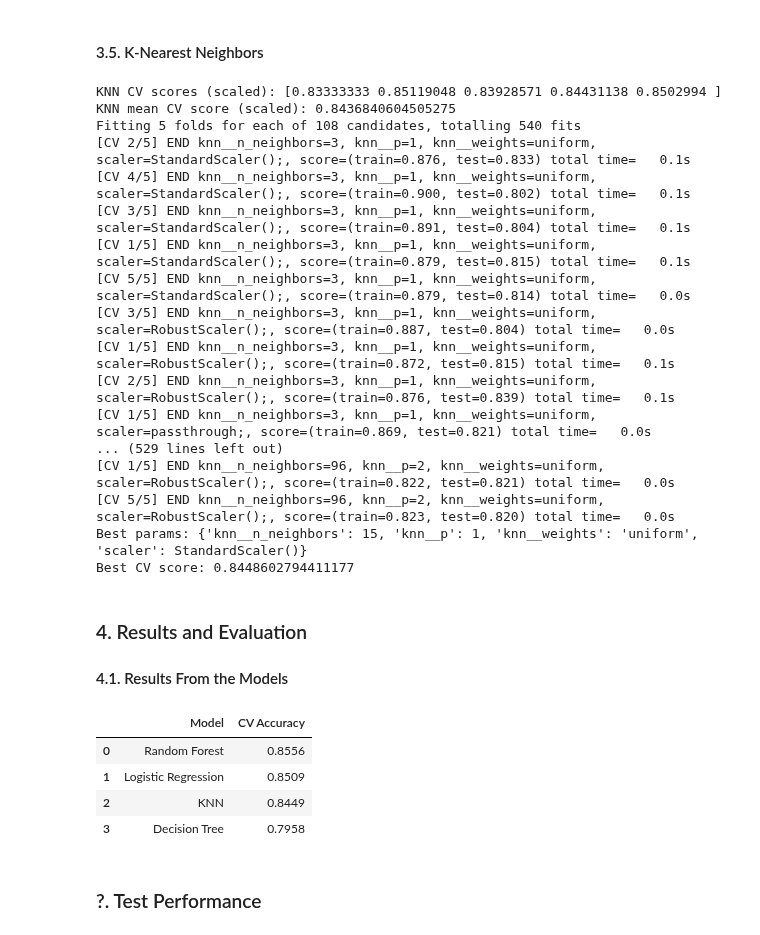
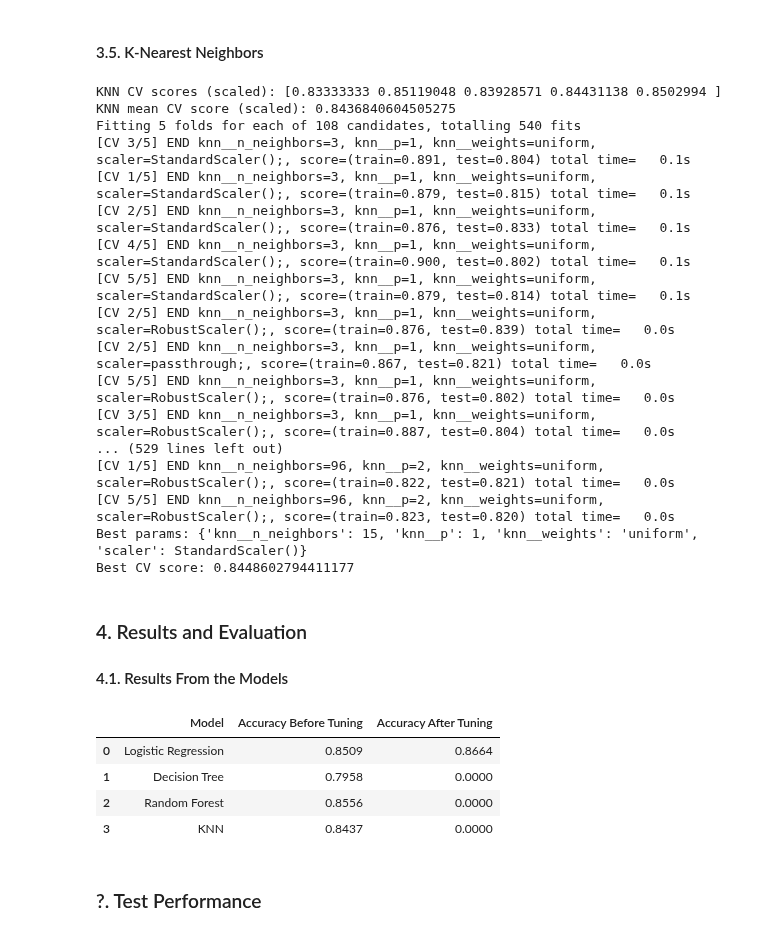
Before and after one commit to Avisonix/AML-Gruppe30, a Jupyter notebook: InProgess/IdaData.ipynb, the cells around one changed output. Drawn from its saved outputs; the diff is of its cells as text; code cells hidden in the pictures.

Commit message:
result tabel opdateret
mangler decision tree

```diff
--- a/InProgess/IdaData.ipynb
+++ b/InProgess/IdaData.ipynb
@@ -241,7 +241,7 @@ log_reg_pipeline = Pipeline([
 ])
 
 # Run cross-validation on the training data
-lt_cv_scores = cross_val_score(
+lr_cv_scores = cross_val_score(
     log_reg_pipeline,
     X_train,
     y_train,
@@ -250,8 +250,8 @@ lt_cv_scores = cross_val_score(
 )
 
 # Print the cross-validation scores
-print("Logisitic Regression CV Scores:", lt_cv_scores)
-print("Logisitic Regression mean CV Score:", lt_cv_scores.mean())
+print("Logisitic Regression CV Scores:", lr_cv_scores)
+print("Logisitic Regression mean CV Score:", lr_cv_scores.mean())
 # %% [output]
 Logisitic Regression CV Scores: [0.85119048 0.8452381  0.83928571 0.85628743 0.86227545]
 Logisitic Regression mean CV Score: 0.8508554319931564
@@ -267,7 +267,7 @@ param_grid = {
 }
 
 # Set up GridSearchCV
-grid = GridSearchCV(
+lr_grid = GridSearchCV(
     estimator=log_reg_pipeline,
     param_grid=param_grid,
     cv=cv,
@@ -276,11 +276,11 @@ grid = GridSearchCV(
 )
 
 # Fit the grid search on the training data
-grid.fit(X_train, y_train)
+lr_grid.fit(X_train, y_train)
 
 # Print best parameters and best CV score
-print("Best parameters:", grid.best_params_)
-print("Best CV score:", grid.best_score_)
+print("Best parameters:", lr_grid.best_params_)
+print("Best CV score:", lr_grid.best_score_)
 # %% [output]
 Best parameters: {'log_reg__C': 0.1, 'log_reg__class_weight': None, 'log_reg__penalty': 'l1', 'log_reg__solver': 'liblinear'}
 Best CV score: 0.866360136869119
@@ -438,15 +421,15 @@ print("Best CV score:", CV_grid_search.best_score_)
 KNN CV scores (scaled): [0.83333333 0.85119048 0.83928571 0.84431138 0.8502994 ]
 KNN mean CV score (scaled): 0.8436840604505275
 Fitting 5 folds for each of 108 candidates, totalling 540 fits
+[CV 3/5] END knn__n_neighbors=3, knn__p=1, knn__weights=uniform, scaler=StandardScaler();, score=(train=0.891, test=0.804) total time=   0.1s
+[CV 1/5] END knn__n_neighbors=3, knn__p=1, knn__weights=uniform, scaler=StandardScaler();, score=(train=0.879, test=0.815) total time=   0.1s
 [CV 2/5] END knn__n_neighbors=3, knn__p=1, knn__weights=uniform, scaler=StandardScaler();, score=(train=0.876, test=0.833) total time=   0.1s
 [CV 4/5] END knn__n_neighbors=3, knn__p=1, knn__weights=uniform, scaler=StandardScaler();, score=(train=0.900, test=0.802) total time=   0.1s
-[CV 3/5] END knn__n_neighbors=3, knn__p=1, knn__weights=uniform, scaler=StandardScaler();, score=(train=0.891, test=0.804) total time=   0.1s
-[CV 1/5] END knn__n_neighbors=3, knn__p=1, knn__weights=uniform, scaler=StandardScaler();, score=(train=0.879, test=0.815) total time=   0.1s
-[CV 5/5] END knn__n_neighbors=3, knn__p=1, knn__weights=uniform, scaler=StandardScaler();, score=(train=0.879, test=0.814) total time=   0.0s
+[CV 5/5] END knn__n_neighbors=3, knn__p=1, knn__weights=uniform, scaler=StandardScaler();, score=(train=0.879, test=0.814) total time=   0.1s
+[CV 2/5] END knn__n_neighbors=3, knn__p=1, knn__weights=uniform, scaler=RobustScaler();, score=(train=0.876, test=0.839) total time=   0.0s
+[CV 2/5] END knn__n_neighbors=3, knn__p=1, knn__weights=uniform, scaler=passthrough;, score=(train=0.867, test=0.821) total time=   0.0s
+[CV 5/5] END knn__n_neighbors=3, knn__p=1, knn__weights=uniform, scaler=RobustScaler();, score=(train=0.876, test=0.802) total time=   0.0s
 [CV 3/5] END knn__n_neighbors=3, knn__p=1, knn__weights=uniform, scaler=RobustScaler();, score=(train=0.887, test=0.804) total time=   0.0s
-[CV 1/5] END knn__n_neighbors=3, knn__p=1, knn__weights=uniform, scaler=RobustScaler();, score=(train=0.872, test=0.815) total time=   0.1s
-[CV 2/5] END knn__n_neighbors=3, knn__p=1, knn__weights=uniform, scaler=RobustScaler();, score=(train=0.876, test=0.839) total time=   0.1s
-[CV 1/5] END knn__n_neighbors=3, knn__p=1, knn__weights=uniform, scaler=passthrough;, score=(train=0.869, test=0.821) total time=   0.0s
 ... (529 lines left out)
 [CV 1/5] END knn__n_neighbors=96, knn__p=2, knn__weights=uniform, scaler=RobustScaler();, score=(train=0.822, test=0.821) total time=   0.0s
 [CV 5/5] END knn__n_neighbors=96, knn__p=2, knn__weights=uniform, scaler=RobustScaler();, score=(train=0.823, test=0.820) total time=   0.0s
@@ -456,27 +439,39 @@ Best CV score: 0.8448602794411177
 ### 4. Results and Evaluation
 #### 4.1. Results From the Models
 # %%
-# Collect CV results from the three models
-results = {
-    "Logistic Regression": lt_cv_scores.mean(),
+# Collect results from the models
+# Results before hyperparameter tuning
+results_before = {
+    "Logistic Regression": lr_cv_scores.mean(),
     "Decision Tree": dt_cv_scores.mean(),
     "Random Forest": rf_cv_scores.mean(),
-    "KNN": CV_grid_search.best_score_
+    "KNN": knn_cv_scores.mean()
+}
+
+# Results after hyperparameter tuning
+results_after = {
+    "Logistic Regression": lr_grid.best_score_,
+    "Decision Tree": 0,
+    "Random Forest": 0,
+    "KNN": 0
 }
 
 # Convert to a clean table
 results_table = pd.DataFrame({
-    "Model": list(results.keys()),
-    "CV Accuracy": [round(v, 4) for v in results.values()]
+    "Model": list(results_before.keys()),
+    "Accuracy Before Tuning": [round(v, 4) for v in results_before.values()],
+    "Accuracy After Tuning": [round(v, 4) for v in results_after.values()]
 })
 
+
+
 # Display results sorted by accuracy
-results_table.sort_values("CV Accuracy", ascending=False).reset_index(drop=True)
+results_table.sort_values("Accuracy After Tuning", ascending=False).reset_index(drop=True)
 # %% [output]
-|  | Model | CV Accuracy |
-| 0 | Random Forest | 0.8556 |
-| 1 | Logistic Regression | 0.8509 |
-| 2 | KNN | 0.8449 |
-| 3 | Decision Tree | 0.7958 |
+|  | Model | Accuracy Before Tuning | Accuracy After Tuning |
+| 0 | Logistic Regression | 0.8509 | 0.8664 |
+| 1 | Decision Tree | 0.7958 | 0.0000 |
+| 2 | Random Forest | 0.8556 | 0.0000 |
+| 3 | KNN | 0.8437 | 0.0000 |
 # %% [markdown]
 ### ?. Test Performance
```
Also changed, not shown: parts of 1 cell of this notebook, 1 other file.
